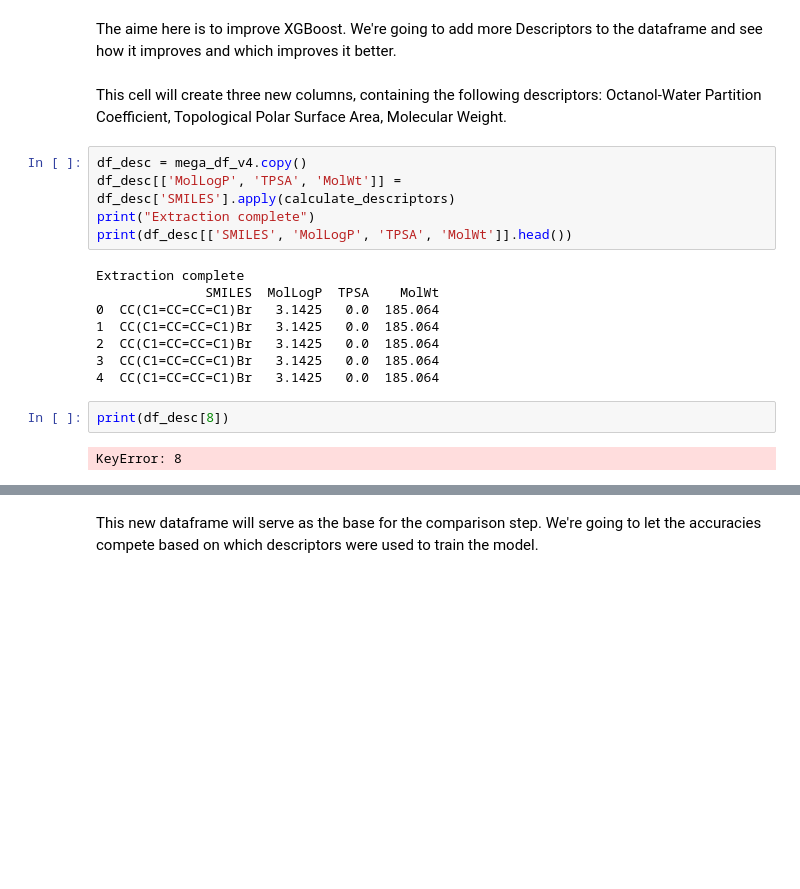
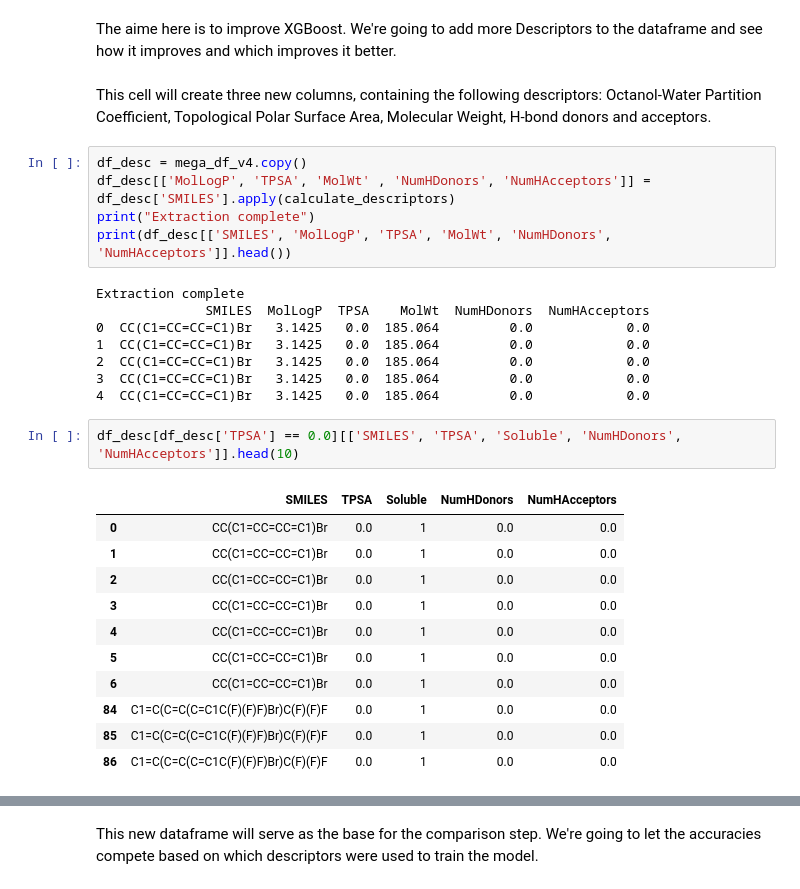
Before and after one commit to swisscatplus/solubility_prediction_nmr, a Jupyter notebook: src/dev/rt_prediction.ipynb, the cells around one changed output, grey strips where cells are left out. Cells and saved outputs as stored; diff of their text form; blank space fills up the shorter version.

Commit message:
checked the TPSA values, did the descriptor competition, chose a winner, writing the hyperparameter compaetition now

```diff
--- a/src/dev/rt_prediction.ipynb
+++ b/src/dev/rt_prediction.ipynb
@@ -1616,21 +1616,31 @@ Plot successfully saved to /Users/arthurbenard/Project 1B/src/analysis/model_ana
 # %% [markdown]
 The aime here is to improve XGBoost. We're going to add more Descriptors to the dataframe and see how it improves and which improves it better.
 # %% [markdown]
-This cell will create three new columns, containing the following descriptors: Octanol-Water Partition Coefficient, Topological Polar Surface Area, Molecular Weight.
+This cell will create three new columns, containing the following descriptors: Octanol-Water Partition Coefficient, Topological Polar Surface Area, Molecular Weight, H-bond donors and acceptors.
 # %%
 df_desc = mega_df_v4.copy()
-df_desc[['MolLogP', 'TPSA', 'MolWt']] = df_desc['SMILES'].apply(calculate_descriptors)
+df_desc[['MolLogP', 'TPSA', 'MolWt' , 'NumHDonors', 'NumHAcceptors']] = df_desc['SMILES'].apply(calculate_descriptors)
 print("Extraction complete")
-print(df_desc[['SMILES', 'MolLogP', 'TPSA', 'MolWt']].head())
+print(df_desc[['SMILES', 'MolLogP', 'TPSA', 'MolWt', 'NumHDonors', 'NumHAcceptors']].head())
 # %% [output]
 Extraction complete
-              SMILES  MolLogP  TPSA    MolWt
-0  CC(C1=CC=CC=C1)Br   3.1425   0.0  185.064
-1  CC(C1=CC=CC=C1)Br   3.1425   0.0  185.064
-2  CC(C1=CC=CC=C1)Br   3.1425   0.0  185.064
-3  CC(C1=CC=CC=C1)Br   3.1425   0.0  185.064
-4  CC(C1=CC=CC=C1)Br   3.1425   0.0  185.064
+              SMILES  MolLogP  TPSA    MolWt  NumHDonors  NumHAcceptors
+0  CC(C1=CC=CC=C1)Br   3.1425   0.0  185.064         0.0            0.0
+1  CC(C1=CC=CC=C1)Br   3.1425   0.0  185.064         0.0            0.0
+2  CC(C1=CC=CC=C1)Br   3.1425   0.0  185.064         0.0            0.0
+3  CC(C1=CC=CC=C1)Br   3.1425   0.0  185.064         0.0            0.0
+4  CC(C1=CC=CC=C1)Br   3.1425   0.0  185.064         0.0            0.0
 # %%
-print(df_desc[8])
+df_desc[df_desc['TPSA'] == 0.0][['SMILES', 'TPSA', 'Soluble', 'NumHDonors', 'NumHAcceptors']].head(10)
 # %% [output]
-KeyError: 8
+|  | SMILES | TPSA | Soluble | NumHDonors | NumHAcceptors |
+| 0 | CC(C1=CC=CC=C1)Br | 0.0 | 1 | 0.0 | 0.0 |
+| 1 | CC(C1=CC=CC=C1)Br | 0.0 | 1 | 0.0 | 0.0 |
+| 2 | CC(C1=CC=CC=C1)Br | 0.0 | 1 | 0.0 | 0.0 |
+| 3 | CC(C1=CC=CC=C1)Br | 0.0 | 1 | 0.0 | 0.0 |
+| 4 | CC(C1=CC=CC=C1)Br | 0.0 | 1 | 0.0 | 0.0 |
+| 5 | CC(C1=CC=CC=C1)Br | 0.0 | 1 | 0.0 | 0.0 |
+| 6 | CC(C1=CC=CC=C1)Br | 0.0 | 1 | 0.0 | 0.0 |
+| 84 | C1=C(C=C(C=C1C(F)(F)F)Br)C(F)(F)F | 0.0 | 1 | 0.0 | 0.0 |
+| 85 | C1=C(C=C(C=C1C(F)(F)F)Br)C(F)(F)F | 0.0 | 1 | 0.0 | 0.0 |
+| 86 | C1=C(C=C(C=C1C(F)(F)F)Br)C(F)(F)F | 0.0 | 1 | 0.0 | 0.0 |
```
Also changed, not shown: parts of 8 cells of this notebook, 3 other files.
